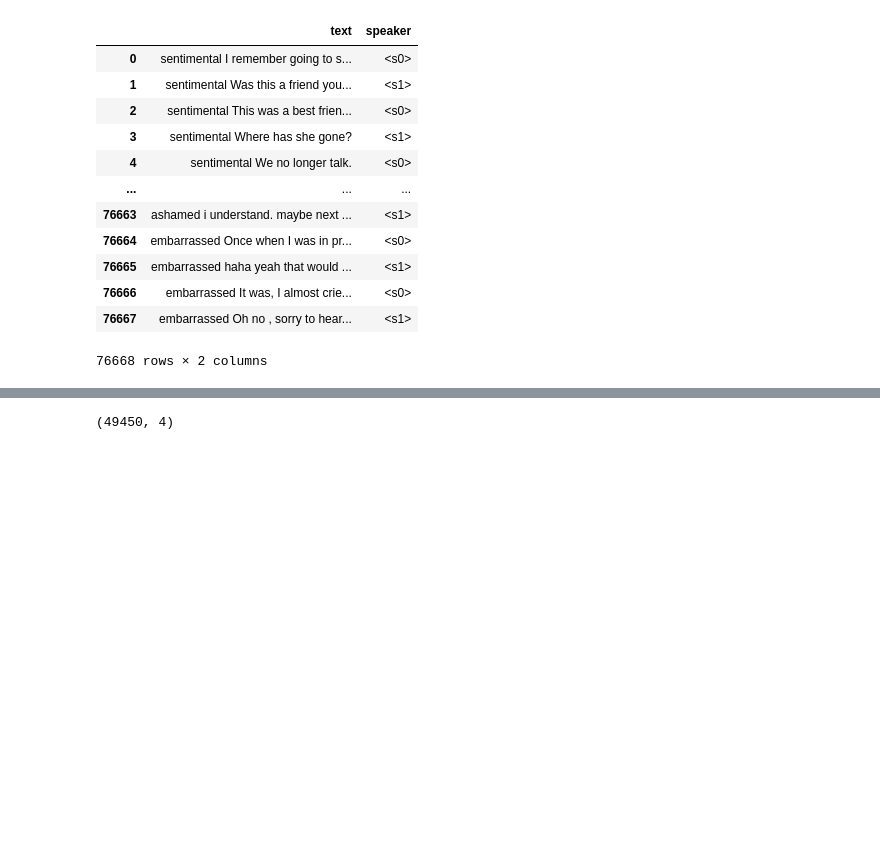
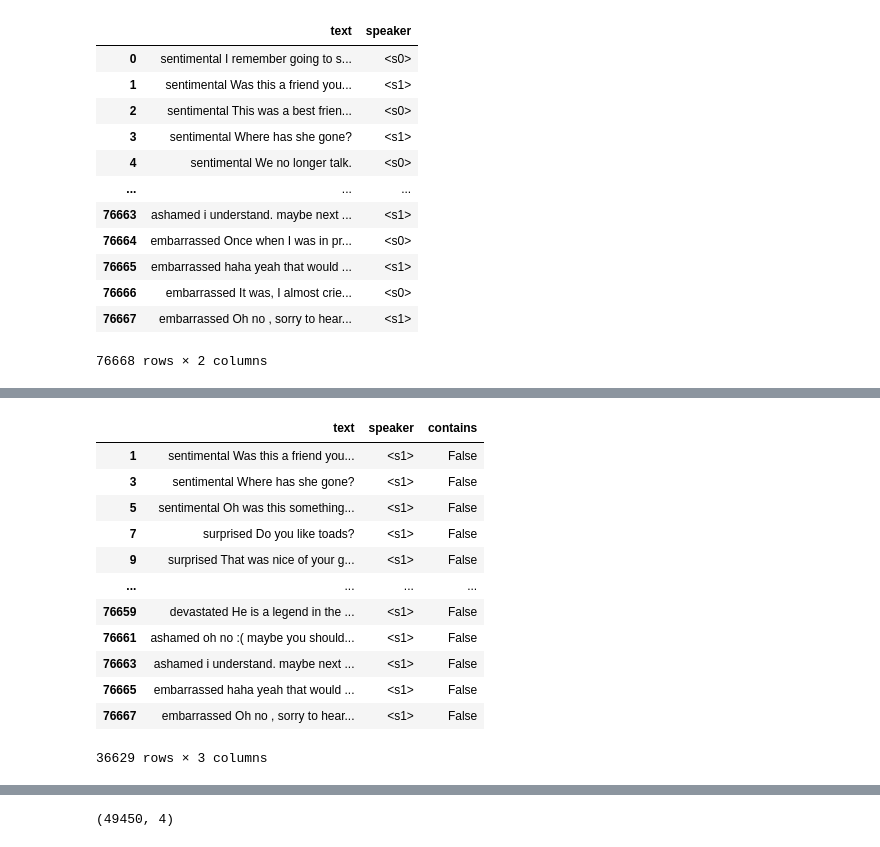
Before and after one commit to SolipsisAI/research, a Jupyter notebook: notebooks/ed-dialogueset.ipynb, the cells around one changed output, grey strips where cells are left out. Cells and saved outputs as stored; diff of their text form; code cells hidden in the pictures; blank space fills up the shorter version.

```diff
--- a/notebooks/ed-dialogueset.ipynb
+++ b/notebooks/ed-dialogueset.ipynb
@@ -345,2 +367,18 @@ preprocessed_df
+# %%
+preprocessed_df[preprocessed_df["speaker"] == "<s1>"]
+# %% [output]
+|  | text | speaker | contains |
+| 1 | sentimental Was this a friend you... | <s1> | False |
+| 3 | sentimental Where has she gone? | <s1> | False |
+| 5 | sentimental Oh was this something... | <s1> | False |
+| 7 | surprised Do you like toads? | <s1> | False |
+| 9 | surprised That was nice of your g... | <s1> | False |
+| ... | ... | ... | ... |
+| 76659 | devastated He is a legend in the ... | <s1> | False |
+| 76661 | ashamed oh no :( maybe you should... | <s1> | False |
+| 76663 | ashamed i understand. maybe next ... | <s1> | False |
+| 76665 | embarrassed haha yeah that would ... | <s1> | False |
+| 76667 | embarrassed Oh no , sorry to hear... | <s1> | False |
+36629 rows × 3 columns
 # %%
 df_trn, df_val = prepare_data(data=preprocessed_df, filter_by="speaker==<s1>")
```
Also changed, not shown: parts of 4 cells of this notebook, 3 other files.
